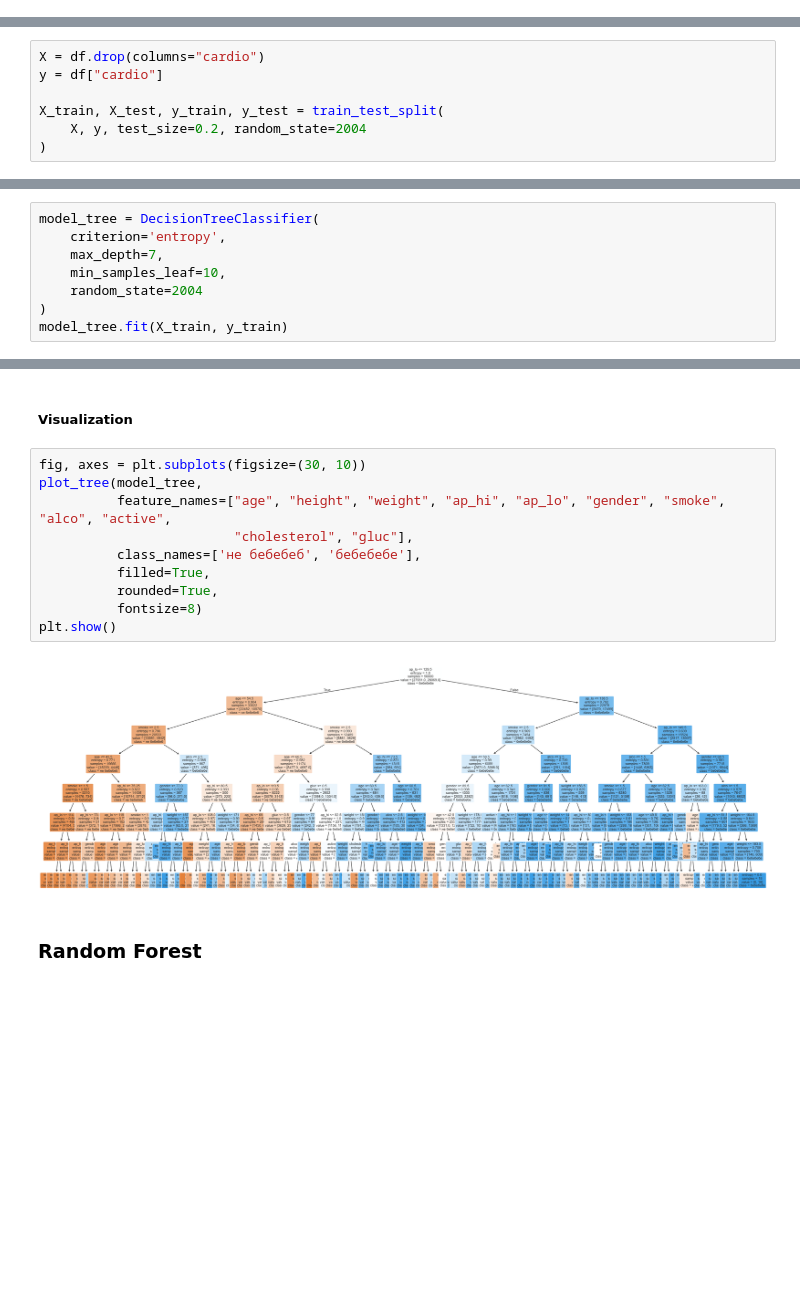
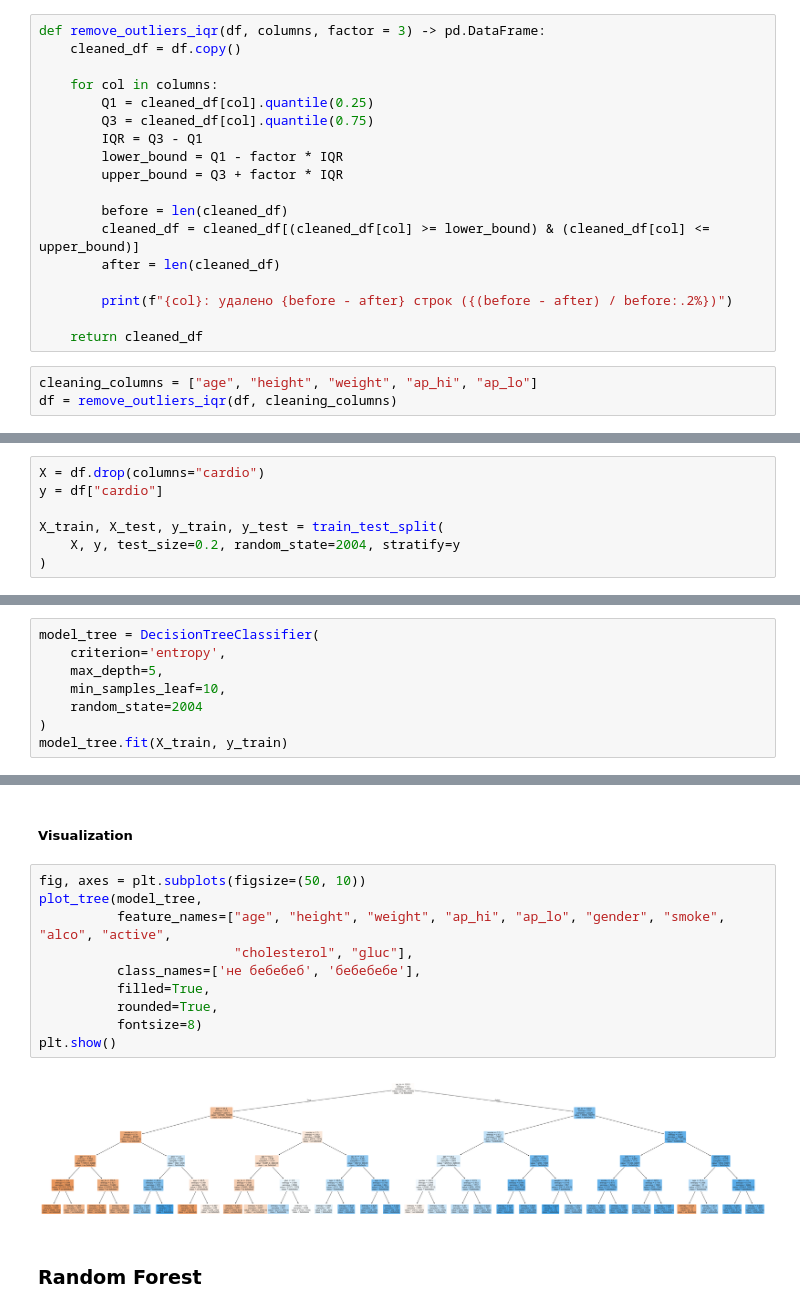
Before and after one commit to Dilijorwen/Education, a Jupyter notebook: projects/Neural Networks/Intro AI/lab_1.ipynb, the cells around one changed output, grey strips where cells are left out. Saved outputs shown, nothing was run; the diff lists cells and outputs as text; blank space fills up the shorter version.

```diff
--- a/projects/Neural Networks/Intro AI/lab_1.ipynb
+++ b/projects/Neural Networks/Intro AI/lab_1.ipynb
@@ -103,0 +107,21 @@ df
+# %%
+def remove_outliers_iqr(df, columns, factor = 3) -> pd.DataFrame:
+    cleaned_df = df.copy()
+
+    for col in columns:
+        Q1 = cleaned_df[col].quantile(0.25)
+        Q3 = cleaned_df[col].quantile(0.75)
+        IQR = Q3 - Q1
+        lower_bound = Q1 - factor * IQR
+        upper_bound = Q3 + factor * IQR
+
+        before = len(cleaned_df)
+        cleaned_df = cleaned_df[(cleaned_df[col] >= lower_bound) & (cleaned_df[col] <= upper_bound)]
+        after = len(cleaned_df)
+
+        print(f"{col}: удалено {before - after} строк ({(before - after) / before:.2%})")
+
+    return cleaned_df
+# %%
+cleaning_columns = ["age", "height", "weight", "ap_hi", "ap_lo"]
+df = remove_outliers_iqr(df, cleaning_columns)
@@ -165,7 +209,7 @@ X = df.drop(columns="cardio")
 y = df["cardio"]
 
 X_train, X_test, y_train, y_test = train_test_split(
-    X, y, test_size=0.2, random_state=2004
+    X, y, test_size=0.2, random_state=2004, stratify=y
 )
 # %% [markdown]
 ### Liner model
@@ -414,7 +486,7 @@ plt.show()
 # %%
 model_tree = DecisionTreeClassifier(
     criterion='entropy',
-    max_depth=7,
+    max_depth=5,
     min_samples_leaf=10,
     random_state=2004
 )
@@ -489,17 +541,17 @@ weighted avg      0.741     0.739     0.738     14000
 # %% [markdown]
 ##### Visualization
 # %%
-fig, axes = plt.subplots(figsize=(30, 10))
+fig, axes = plt.subplots(figsize=(50, 10))
 plot_tree(model_tree,
           feature_names=["age", "height", "weight", "ap_hi", "ap_lo", "gender", "smoke", "alco", "active",
                          "cholesterol", "gluc"],
           class_names=['не бебебеб', 'бебебебе'],
           filled=True,
           rounded=True,
           fontsize=8)
 plt.show()
 # %% [output]
-[figure, old version]
+[figure, new version]
 # %% [markdown]
 ### Random Forest
 # %%
```
Also changed, not shown: parts of 24 cells of this notebook, 1 other file.
